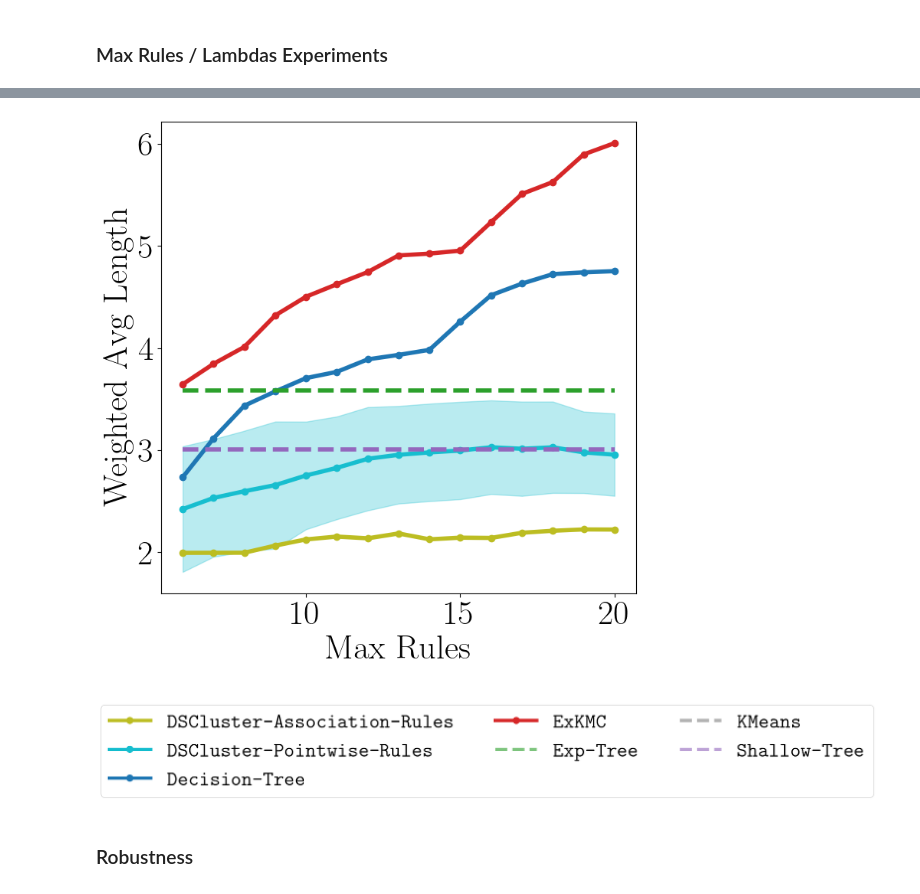
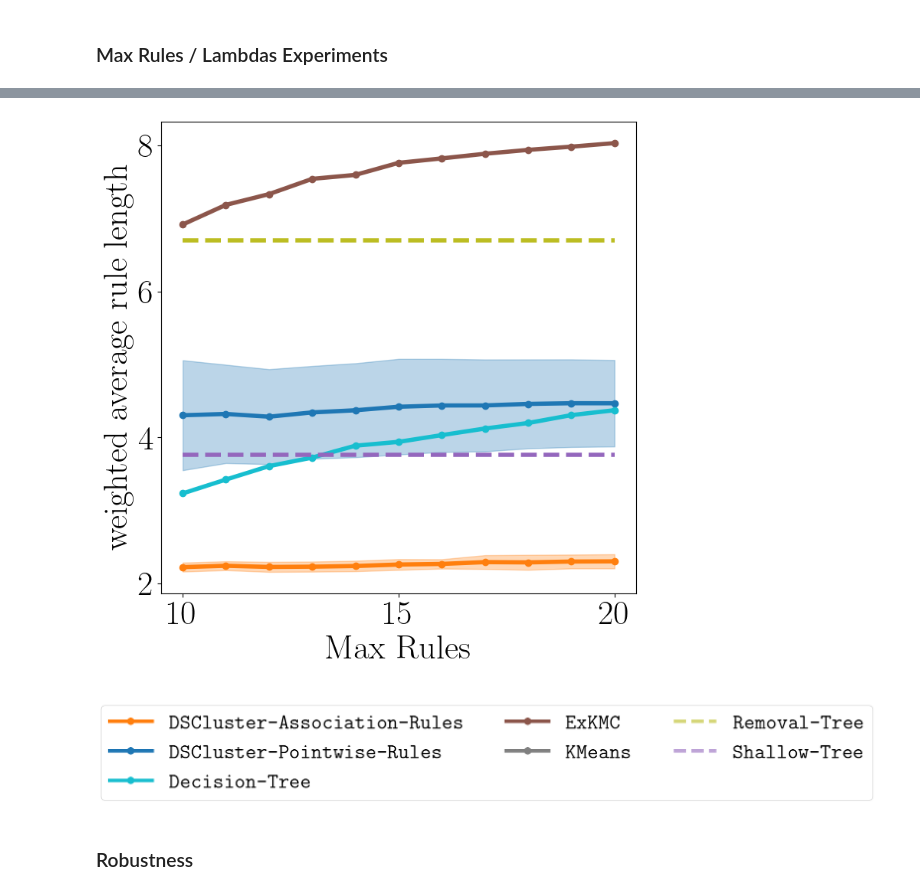
Before and after one commit to kevinqnb/interpretable-clustering, a Jupyter notebook: examples/experiments.ipynb, the cells around one changed output, grey strips where cells are left out. Cells and saved outputs as stored; diff of their text form; code cells hidden in the pictures.

```diff
--- a/examples/experiments.ipynb
+++ b/examples/experiments.ipynb
@@ -38,15 +43,15 @@ cmap = ListedColormap(sns.color_palette("tab20", 20))
 color_dict = {
     'KMeans' : 'grey',
     'DBSCAN' : 'grey',
-    'Decision-Tree': cmap(0),
-    'Removal-Tree': cmap(2),
-    'Exp-Tree': cmap(4),
-    'ExKMC': cmap(6),
+    'Decision-Tree': cmap(18),
+    'Removal-Tree': cmap(16),
+    'Exp-Tree': cmap(12),
+    'ExKMC': cmap(10),
     'Shallow-Tree': cmap(8),
-    'CBA': cmap(10),
-    'IDS': cmap(12),
-    'DSCluster-Association-Rules': cmap(16),
-    'DSCluster-Pointwise-Rules': cmap(18)
+    'CBA': cmap(6),
+    'IDS': cmap(4),
+    'DSCluster-Association-Rules': cmap(2),
+    'DSCluster-Pointwise-Rules': cmap(0)
 }
 
 linestyle_dict = {
@@ -74,7 +79,7 @@ are therefore plotted as a part of the `interpretable_measurements.py` and `expl
 files.
 # %%
 # Specify a dataset
-dataset = 'climate'
+dataset = 'digits'
 
 # Specify an experiment
 experiment = 'max_rules'
@@ -95,7 +117,10 @@ std_df = grouped.std().T
 # %%
 #measurement = 'Coverage-Mistake-Score'
+#measurement = 'coverage-mistake-score'
 #measurement = 'Silhouette-Score'
-measurement = 'Weighted-Avg-Length'
+#measurement = 'silhouette-score'
+#measurement = 'Weighted-Avg-Length'
+measurement = 'weighted-average-rule-length'
 xaxis = True
 yaxis = True
 
@@ -126,34 +151,34 @@ for method in measurement_mean_df.columns:
             color = color_dict[method],
             label = method,
             linewidth = 4,
             marker='o',
             markersize = 6,
             alpha = 1
         )
         ax.fill_between(
             measurement_mean_df.index,
             measurement_mean_df[method] - measurement_std_df[method],
             measurement_mean_df[method] + measurement_std_df[method],
             color= color_dict[method],
             alpha=0.3
         )
 
 
 if not xaxis:
     plt.xticks([])
 if not yaxis:
     plt.yticks([])
 
 plt.xlabel('Max Rules')
 plt.ylabel(measurement.replace("-", " "))
 
 plt.savefig(
     "../figures/" + dataset + "/" + experiment + "/" + ref + "/" + measurement.replace(" ", "_") + ".png",
     bbox_inches='tight'
 )
 plt.show()
 # %% [output]
-[figure, old version]
+[figure, new version]
 # %%
 # Legend:
 fig, ax = plt.subplots(figsize = (6,1))
@@ -192,7 +217,7 @@ plt.savefig(
     bbox_inches='tight'
 )
 # %% [output]
-[figure, old version]
+[figure, new version]
 # %% [markdown]
 ### Robustness
 # %%
```
Also changed, not shown: parts of 6 cells of this notebook, 29 other files.
